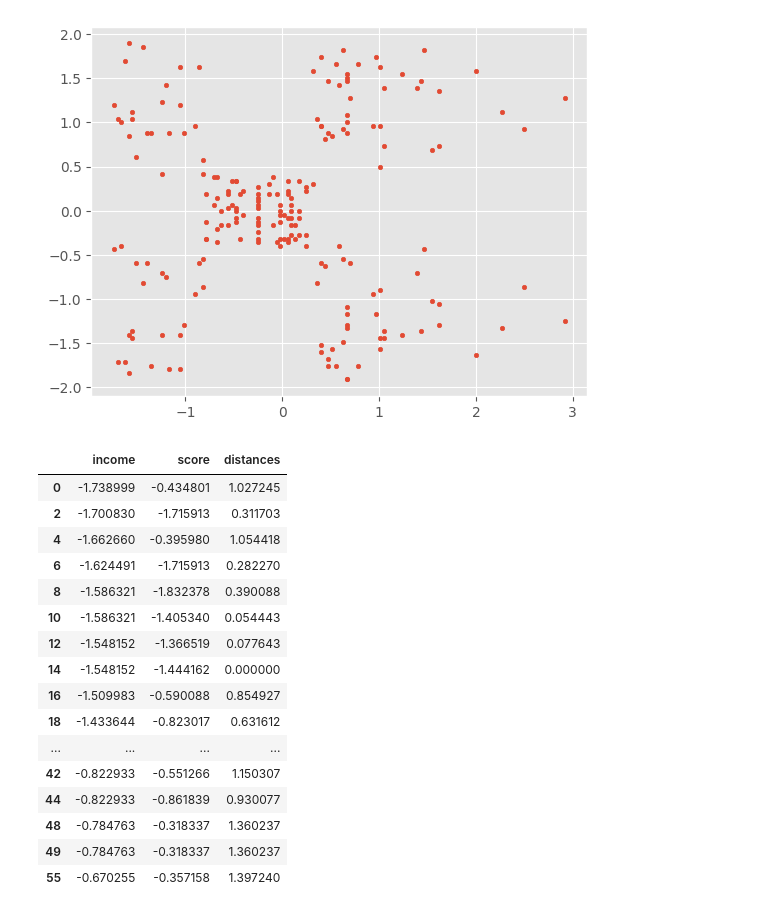
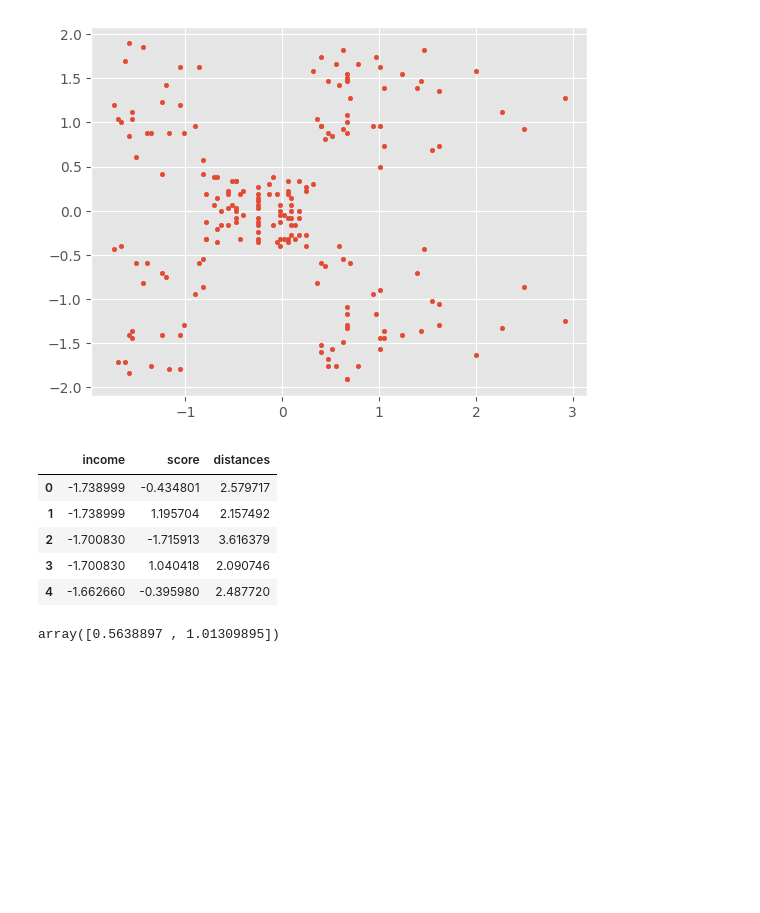
Before and after one commit to fadeeva/nakedML, a Jupyter notebook: MLnotes/004_Clustering.ipynb, the cells around one changed output. Drawn from its saved outputs; the diff is of its cells as text; code cells hidden in the pictures; blank space fills up the shorter version.

```diff
--- a/MLnotes/004_Clustering.ipynb
+++ b/MLnotes/004_Clustering.ipynb
@@ -646,29 +646,23 @@ plt.scatter(data['income'], data['score'], s=10)
 [figure]
 # %%
 get_f = lambda : np.random.randint(data.shape[0])
-R = 1.5
+get_dist = lambda f : cdist(f.reshape(1, -1), data, metric='euclidean').flatten()
+center = lambda cluster : (cluster.sum() / cluster.shape[0]).to_numpy()
 # %%
 f = data.iloc[get_f()].to_numpy()
-f_2d = f.reshape(1, -1)
+data['distances'] = get_dist(f)
 
-data['distances'] = cdist(f_2d, data, metric='euclidean').flatten()
+data.head()
+# %% [output]
+|  | income | score | distances |
+| 0 | -1.738999 | -0.434801 | 2.579717 |
+| 1 | -1.738999 | 1.195704 | 2.157492 |
+| 2 | -1.700830 | -1.715913 | 3.616379 |
+| 3 | -1.700830 | 1.040418 | 2.090746 |
+| 4 | -1.662660 | -0.395980 | 2.487720 |
-# %%
-data[data['distances']<R]
-# %% [output]
-|  | income | score | distances |
-| 0 | -1.738999 | -0.434801 | 1.027245 |
-| 2 | -1.700830 | -1.715913 | 0.311703 |
-| 4 | -1.662660 | -0.395980 | 1.054418 |
-| 6 | -1.624491 | -1.715913 | 0.282270 |
-| 8 | -1.586321 | -1.832378 | 0.390088 |
-| 10 | -1.586321 | -1.405340 | 0.054443 |
-| 12 | -1.548152 | -1.366519 | 0.077643 |
-| 14 | -1.548152 | -1.444162 | 0.000000 |
-| 16 | -1.509983 | -0.590088 | 0.854927 |
-| 18 | -1.433644 | -0.823017 | 0.631612 |
-| ... | ... | ... | ... |
-| 42 | -0.822933 | -0.551266 | 1.150307 |
-| 44 | -0.822933 | -0.861839 | 0.930077 |
-| 48 | -0.784763 | -0.318337 | 1.360237 |
-| 49 | -0.784763 | -0.318337 | 1.360237 |
-| 55 | -0.670255 | -0.357158 | 1.397240 |
+# %%
+cluster = data[data['distances']<R]
+f = center(cluster[['income', 'score']])
+f
+# %% [output]
+array([0.5638897 , 1.01309895])
```
